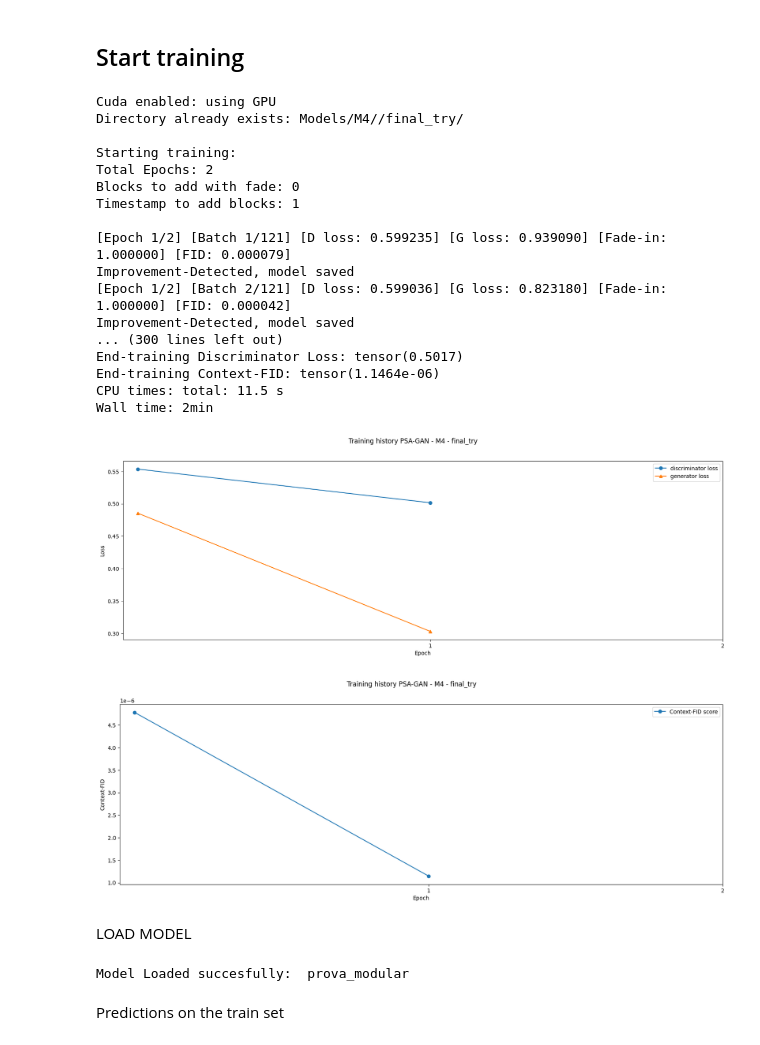
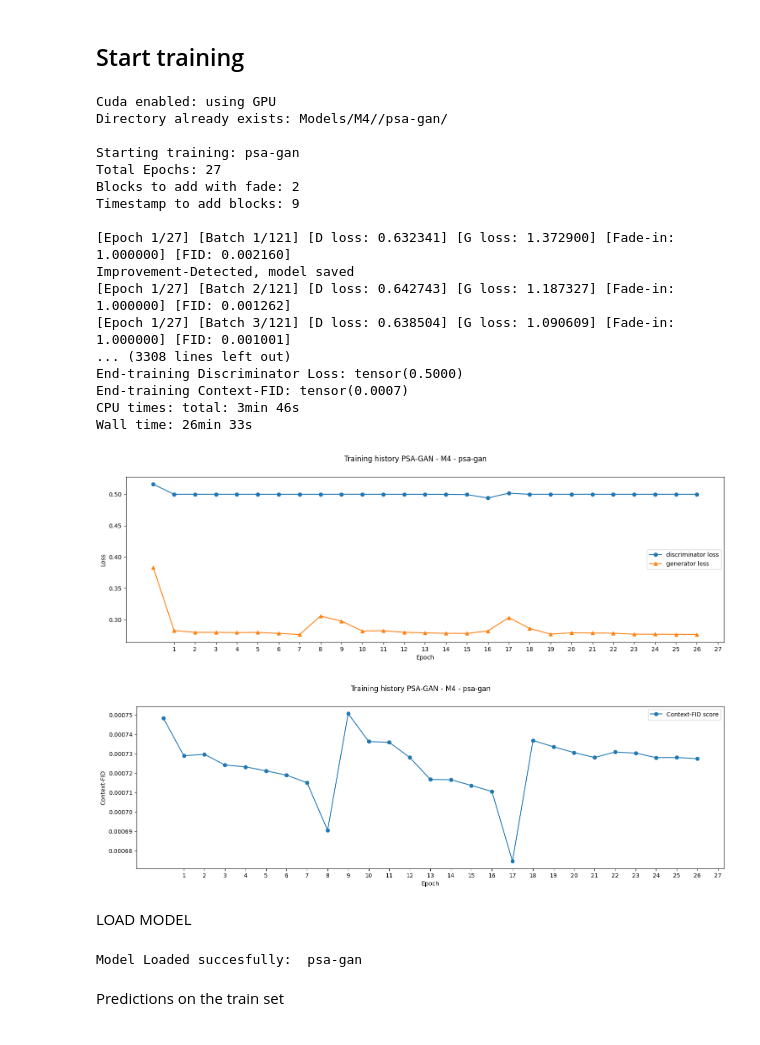
Before and after one commit to francomano/PSA-GAN, a Jupyter notebook: Main_Notebook.ipynb, the cells around one changed output. Drawn from its saved outputs; the diff is of its cells as text; code cells hidden in the pictures.

```diff
--- a/Main_Notebook.ipynb
+++ b/Main_Notebook.ipynb
@@ -178,12 +178,12 @@ def train_GAN(
     train_loader = DataLoader(train, batch_size=batch_size, shuffle=False)
 
 
-    D=progressive_blocks.Discriminator(embedding_dim,seq_length,num_features,batch_size,value_features,key_features,device)
-    G=progressive_blocks.Generator(embedding_dim,seq_length,num_features,batch_size,value_features,key_features,device)
+    D=progressive_blocks.Discriminator(embedding_dim,seq_length,num_features,batch_size,value_features,key_features,sa,device)
+    G=progressive_blocks.Generator(embedding_dim,seq_length,num_features,batch_size,value_features,key_features,sa,device)
     optimD = Adam(D.parameters(), lr=discriminator_lr, betas=(0.9, 0.999))
     optimG = Adam(G.parameters(), lr=generator_lr, betas=(0.9, 0.999))
     #embedder=lstm.LSTMEncoder().to(device)
-    embedder=torch.load('Models/Embedder/embedder_model.pt').to(device)
+    embedder=torch.load("Models/Embedder/embedder_model.pt").to(device)
 
     activeG=(G.step-1)-blocks_to_add
     activeD=blocks_to_add
@@ -302,55 +302,54 @@ def train_GAN(
 # %%
 %%time
 
-name_model="final_try"
+name_model="PSA-GAN"
 D,G, d_losses, g_losses, fids = train_GAN(
     trainX,
     sequences_train,
     seq_length=seq_length,
     batch_size=347,
     #batch_size=121,
     discriminator_lr=0.0005,
     generator_lr=0.0005,
-    #num_epochs=27,
-    num_epochs=2,
-    #blocks_to_add=2,
-    blocks_to_add=0,
-    timestamp=1,
+    num_epochs=24,
+    #num_epochs=2,
+    blocks_to_add=2,
+    timestamp=8,
     ml=True,
     fade_in=True,
     sa=True,
     save=True,
     name=name_model,
     gpu=True,
     path=path,
 )
 # %% [output]
 Cuda enabled: using GPU
-Directory already exists: Models/M4//final_try/
+Directory already exists: Models/M4//psa-gan/
 
-Starting training:
-Total Epochs: 2
-Blocks to add with fade: 0
-Timestamp to add blocks: 1
+Starting training: psa-gan
+Total Epochs: 27
+Blocks to add with fade: 2
+Timestamp to add blocks: 9
 
-[Epoch 1/2] [Batch 1/121] [D loss: 0.599235] [G loss: 0.939090] [Fade-in: 1.000000] [FID: 0.000079]
+[Epoch 1/27] [Batch 1/121] [D loss: 0.632341] [G loss: 1.372900] [Fade-in: 1.000000] [FID: 0.002160]
 Improvement-Detected, model saved
-[Epoch 1/2] [Batch 2/121] [D loss: 0.599036] [G loss: 0.823180] [Fade-in: 1.000000] [FID: 0.000042]
-Improvement-Detected, model saved
-... (300 lines left out)
-End-training Discriminator Loss: tensor(0.5017)
-End-training Context-FID: tensor(1.1464e-06)
-CPU times: total: 11.5 s
-Wall time: 2min
+[Epoch 1/27] [Batch 2/121] [D loss: 0.642743] [G loss: 1.187327] [Fade-in: 1.000000] [FID: 0.001262]
+[Epoch 1/27] [Batch 3/121] [D loss: 0.638504] [G loss: 1.090609] [Fade-in: 1.000000] [FID: 0.001001]
+... (3308 lines left out)
+End-training Discriminator Loss: tensor(0.5000)
+End-training Context-FID: tensor(0.0007)
+CPU times: total: 3min 46s
+Wall time: 26min 33s
-[figure, old version]
+[figure, new version]
-[figure, old version]
+[figure, new version]
 # %% [markdown]
 LOAD MODEL
 # %%
-name_model="prova_modular"
+name_model="PSA-GAN"
 G,D = utils.load_model(path,name_model)
 # %% [output]
-Model Loaded succesfully:  prova_modular
+Model Loaded succesfully:  psa-gan
 # %% [markdown]
 Predictions on the train set
 # %%
```
Also changed, not shown: parts of 5 cells of this notebook, 1 other file.
